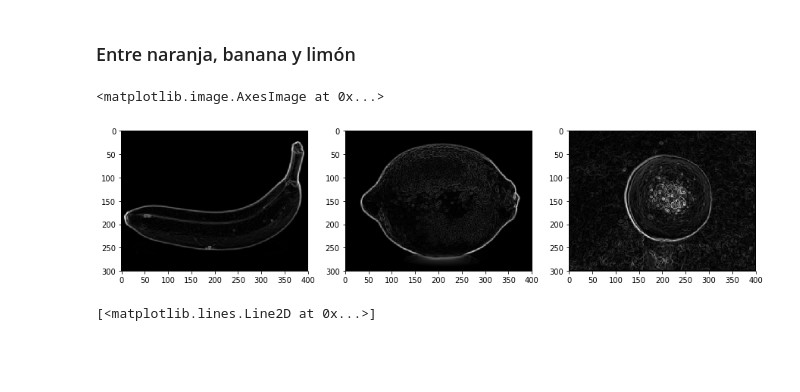
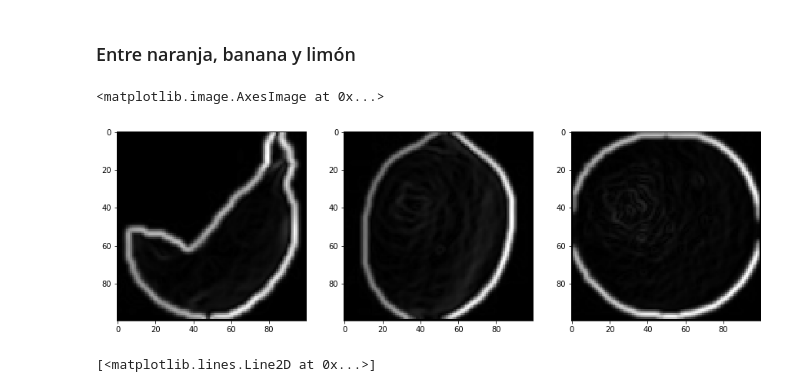
Before and after one commit to gonzafernan/fruit-classifier, a Jupyter notebook: 05-data.ipynb, the cells around one changed output. Cells and saved outputs as stored; diff of their text form; code cells hidden in the pictures; blank space fills up the shorter version.

Commit message:
new function ft_extract, cv2 gaussian filter

```diff
--- a/05-data.ipynb
+++ b/05-data.ipynb
@@ -33,8 +40,11 @@ def normSize(image, size=(tuple((100, 100)))):
 # %% [markdown]
 * Filtración:
 # %%
-def imgClean(image, sigma=1):
-    clean = filters.gaussian(image, sigma)
+def imgClean(image, sigma=1, mode='cv'):
+    if (mode == 'cv'):
+        clean = cv2.GaussianBlur(image,(3,3),0)
+    else:
+        clean = filters.gaussian(image, sigma)
     return clean
 
 def imgEdge(image, sigma=1):
@@ -146,28 +160,31 @@ ax.imshow(bf)
 # %%
 l4 = lemon[4]
 l4 = normSize(l4)
-l4 = img2grey(l, mode='cv')
+l4 = img2grey(l4, mode='cv')
+l4 = imgClean(l4)
 
 b4 = banana[4]
 b4 = normSize(b4)
 b4 = img2grey(b4, mode='cv')
+b4 = imgClean(b4)
 
 o4 = orange[4]
 o4 = normSize(o4)
 o4 = img2grey(o4, mode='cv')
+o4 = imgClean(o4)
 
 lc = imgEdge(l4)
 bc = imgEdge(b4)
 oc = imgEdge(o4)
 
 f, (ax0, ax1, ax2) = plt.subplots(1, 3, figsize=(15, 15))
 
 ax0.imshow(bc)
 ax1.imshow(lc)
 ax2.imshow(oc)
 # %% [output]
 <matplotlib.image.AxesImage at 0x...>
-[figure, old version]
+[figure, new version]
 # %%
 b_fht = haralick(b4)
 l_fht = haralick(l4)
```
Also changed, not shown: parts of 6 cells of this notebook, 7 other files.
